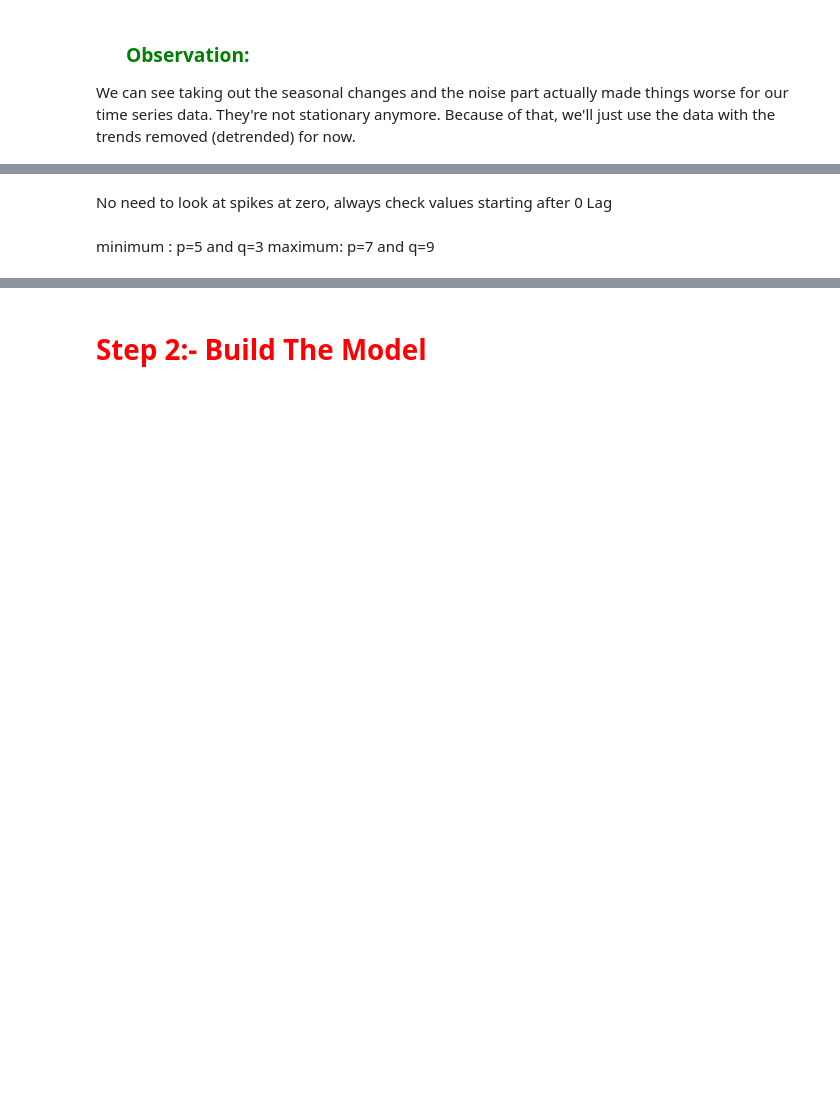
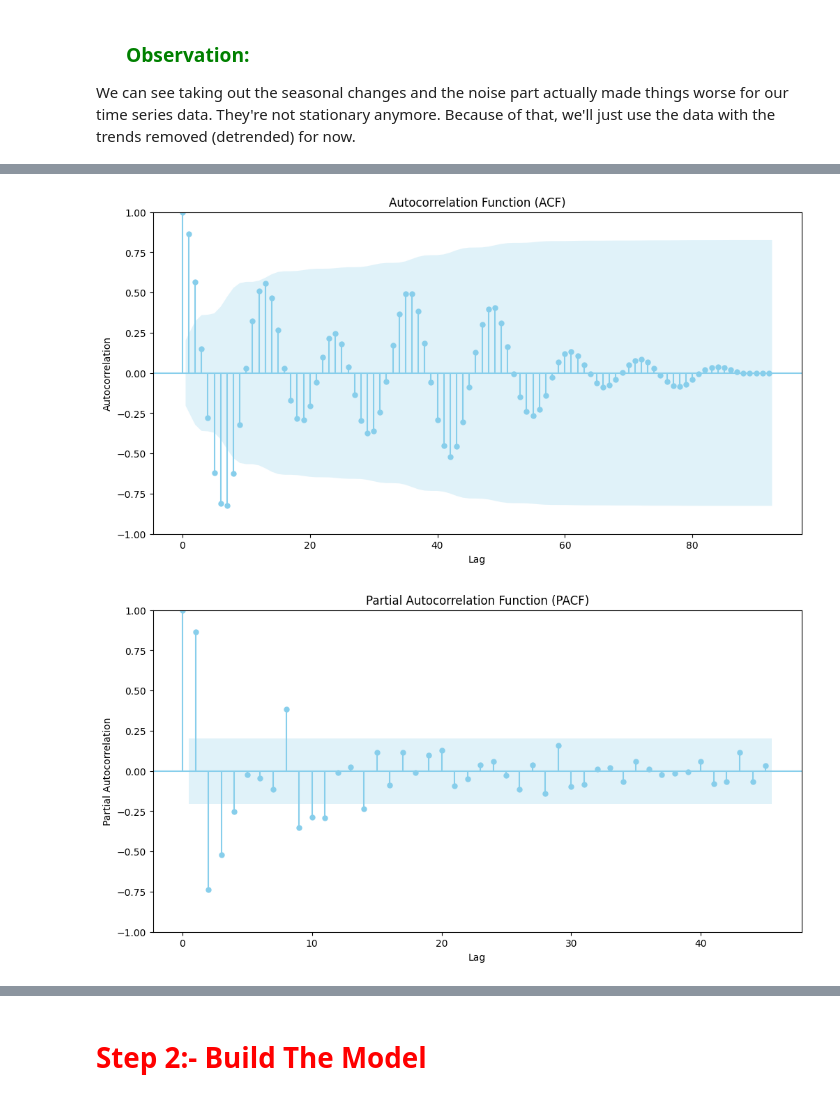
Before and after one commit to TanusreeDas/machine-learning-with-python, a Jupyter notebook: notebooks/time_series_forecasting-practice_code.ipynb, the cells around one changed output, grey strips where cells are left out. Saved outputs shown, nothing was run; the diff lists cells and outputs as text; code cells hidden in the pictures; blank space fills up the shorter version.

Commit message:
acf, pacf changes

```diff
--- a/notebooks/time_series_forecasting-practice_code.ipynb
+++ b/notebooks/time_series_forecasting-practice_code.ipynb
@@ -238,10 +266,9 @@ Critical Values:
 # %%
 original_ts_df=sample_ts_df.copy()
 # %%
-monthly_means = sample_ts_df.groupby(sample_ts_df.index.month).mean()
-sample_ts_df['Deseasonalized'] = sample_ts_df['Detrended'] - monthly_means.loc[sample_ts_df.index.month]\
+monthly_means = sample_ts_df.groupby(sample_ts_df.index.week).mean()
+sample_ts_df['Deseasonalized'] = sample_ts_df['Detrended'] - monthly_means.loc[sample_ts_df.index.week]\
 ['Detrended'].values
-sample_ts_df['Smoothed']=sample_ts_df['Deseasonalized'].rolling(window=7).mean()
 sample_ts_df.dropna(inplace=True)
 sample_ts_df.shape[0]
 # %% [output]
@@ -294,0 +276,4 @@ Critical Values:
+# %%
+sample_ts_df['Smoothed']=sample_ts_df['Deseasonalized'].rolling(window=7).mean()
+sample_ts_df.dropna(inplace=True)
+sample_ts_df.shape[0]
@@ -330,5 +357,5 @@ plot_ACF_PACF(original_ts_df['Detrended'],98,48)
-# %% [markdown]
-No need to look at spikes at zero, always check values starting after 0 Lag
-# %% [markdown]
-minimum : p=5 and q=3
-maximum:  p=7 and q=9
+# %%
+plot_ACF_PACF(sample_ts_df['Smoothed'],92,45)
+# %% [output]
+[figure, added]
+[figure, added]
```
Also changed, not shown: parts of 39 cells of this notebook.
